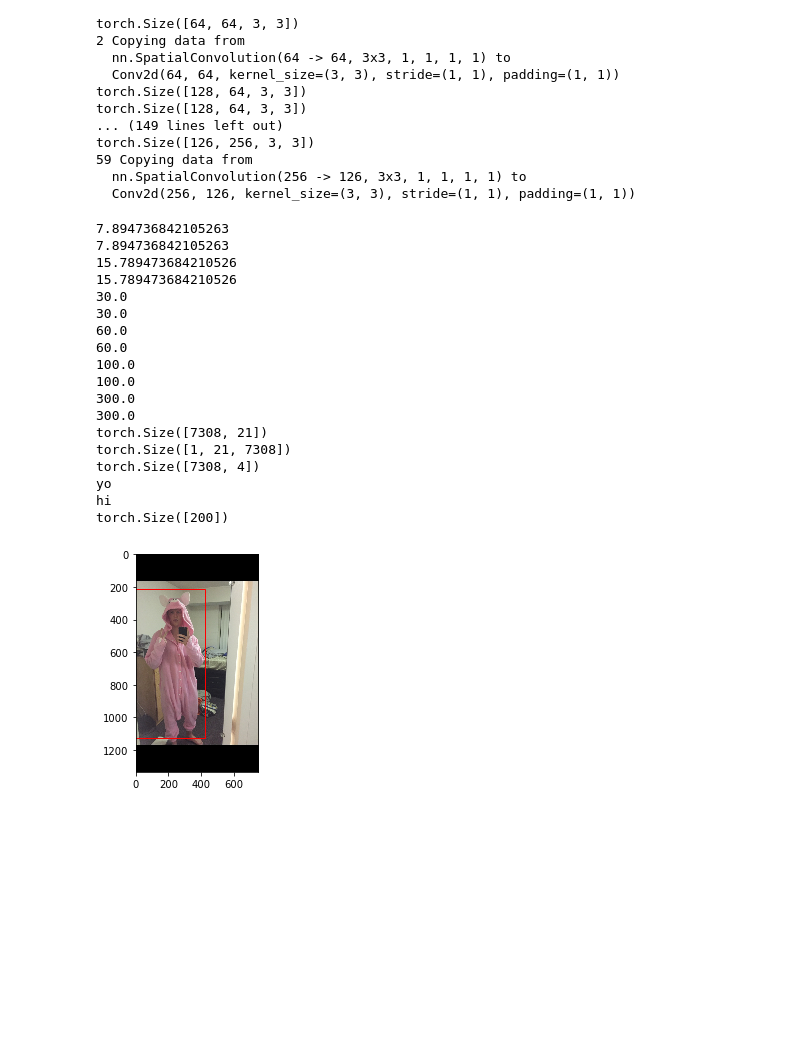
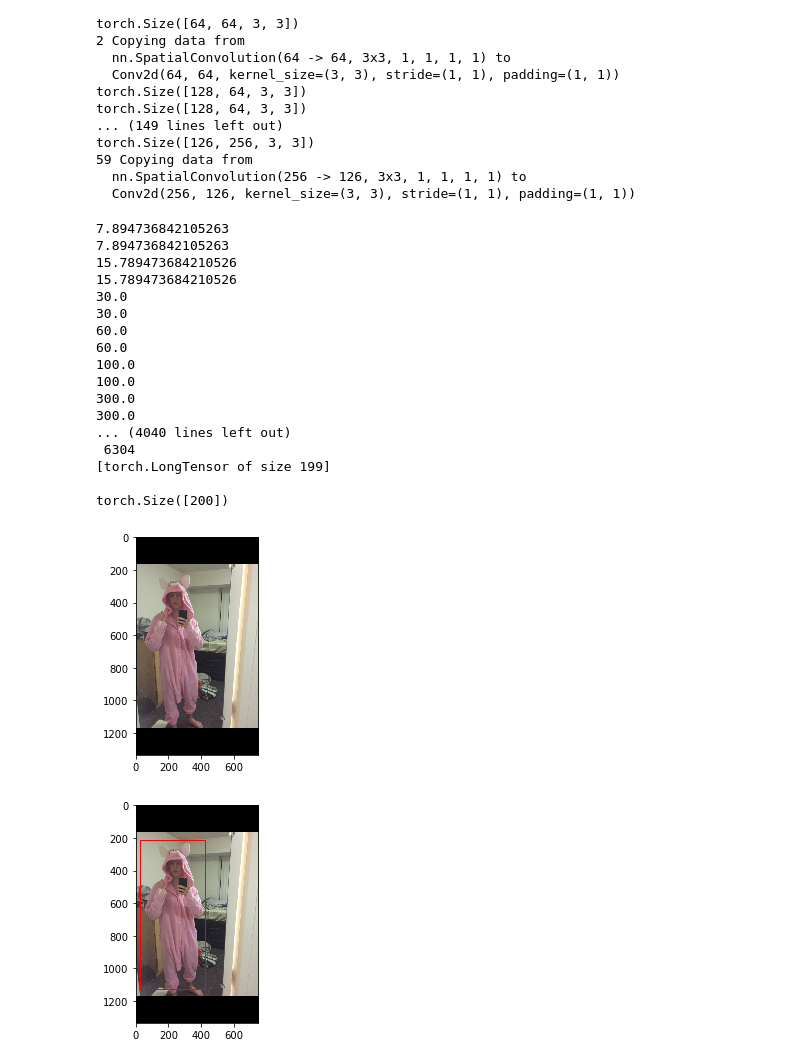
Before and after one commit to amdegroot/ssd.pytorch, a Jupyter notebook: ssd.ipynb, the cells around one changed output. Drawn from its saved outputs; the diff is of its cells as text; code cells hidden in the pictures; blank space fills up the shorter version.

```diff
--- a/ssd.ipynb
+++ b/ssd.ipynb
@@ -23 +44,3 @@ norm_weights = load_lua('weights/normWeights.t7')
+# %%
+img =
 # %%
@@ -88,9 +121,8 @@ detections = net(Variable(img),'test')
 100.0
 300.0
 300.0
-torch.Size([7308, 21])
-torch.Size([1, 21, 7308])
-torch.Size([7308, 4])
-yo
-hi
+... (4040 lines left out)
+ 6304
+[torch.LongTensor of size 199]
+
 torch.Size([200])
@@ -140,35 +174,36 @@ xmax = int(round(top_xmax[0] * im.shape[1]))
 ymax = int(round(top_ymax[0] * im.shape[0]))
 
 # Create figure and axes
 fig,ax = plt.subplots(1)
 
 # Display the image
 ax.imshow(im)
 
 # Create a Rectangle patch
-rect = patches.Rectangle((xmax,ymin),xmax-xmin+1,ymax-ymin+1,linewidth=1,edgecolor='r',facecolor='none')
+rect = patches.Rectangle((xmin,ymin),xmax-xmin+1,ymax-ymin+1,linewidth=1,edgecolor='r',facecolor='none')
 
 # Add the patch to the Axes
 ax.add_patch(rect)
 
 plt.show()
 
 # for i in range(len(top_conf)):
 #     xmin = int(round(top_xmin[i] * im.shape[1]))
 #     ymin = int(round(top_ymin[i] * im.shape[0]))
 #     xmax = int(round(top_xmax[i] * im.shape[1]))
 #     ymax = int(round(top_ymax[i] * im.shape[0]))
 #     score = top_conf[i]
 #     label = int(top_labels[i])
 #     label_name = top_labels[i]
 #     display_txt = '%s: %.2f'%(label_name, score)
 #     coords = (xmin, ymin), xmax-xmin+1, ymax-ymin+1
 #     color = colors[label]
 #     currentAxis.add_patch(plt.Rectangle(*coords, fill=False, edgecolor=color, linewidth=2))
 #     currentAxis.text(xmin, ymin, display_txt, bbox={'facecolor':color, 'alpha':0.5})
 #     plt.show()
 # %% [output]
-[figure, old version]
+[figure, new version]
+[figure, added]
 # %%
 import os
 cwd = os.getcwd()
```
Also changed, not shown: parts of 7 cells of this notebook, 6 other files.
